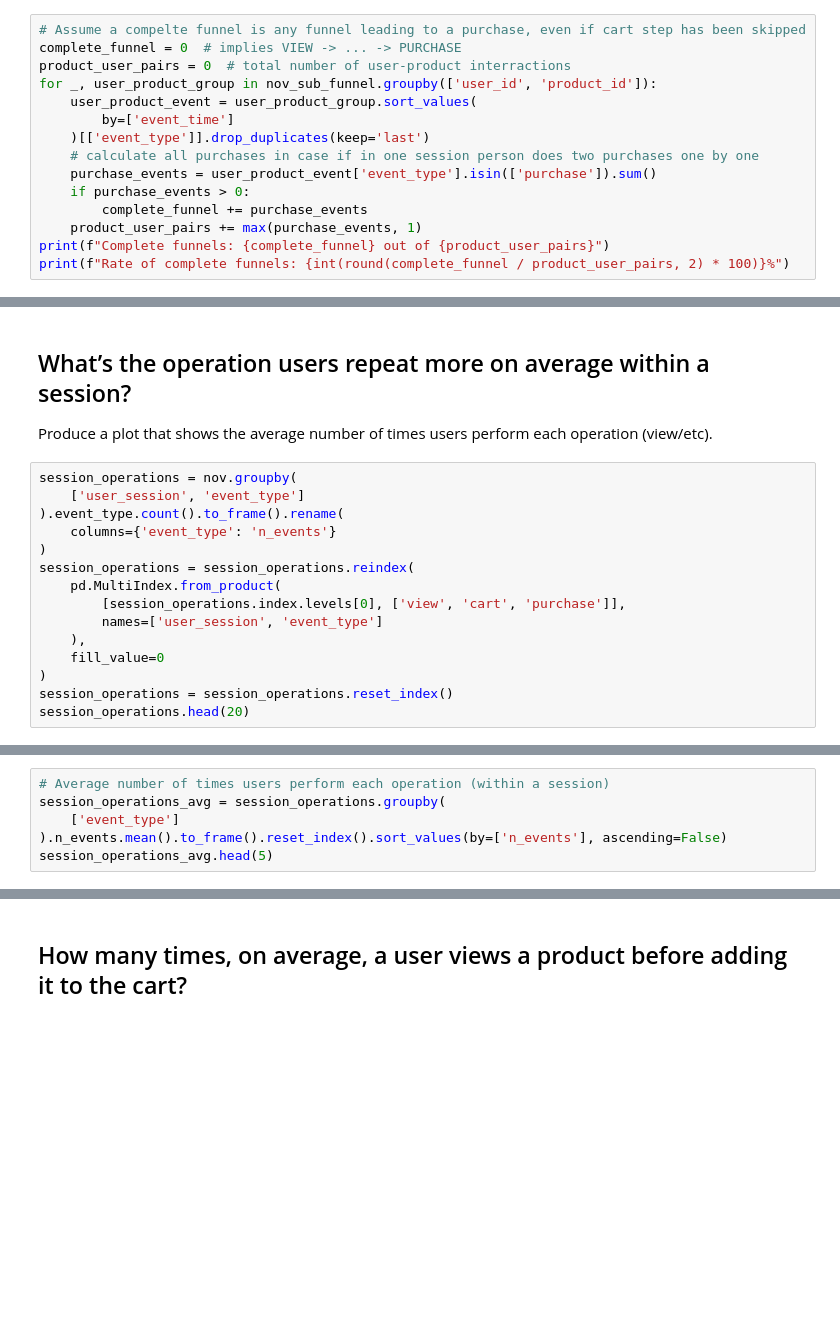
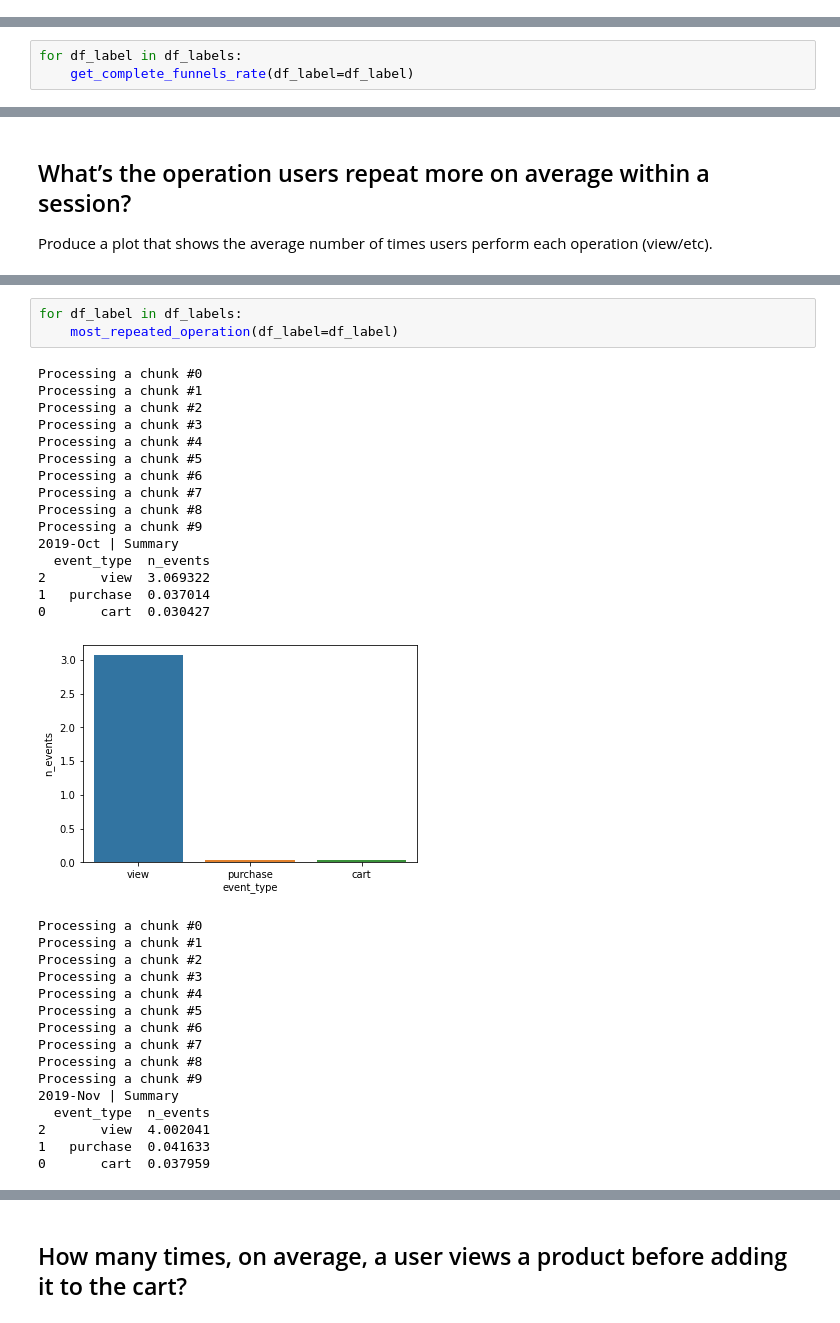
Before and after one commit to LA200/ADM_HW2, a Jupyter notebook: HW2 ADM.ipynb, the cells around one changed output, grey strips where cells are left out. Drawn from its saved outputs; the diff is of its cells as text; blank space fills up the shorter version.

Commit message:
Completing RQ2, implementing RQ1 (except last two sub questions

```diff
--- a/HW2 ADM.ipynb
+++ b/HW2 ADM.ipynb
@@ -124,18 +134,3 @@ We should sort by event time, consider user id, product id and event type
 Theoretically if user viewed a product put in into the cart another day and purchased another day the funnel is still complete, only order matters
 
 There are inconsistent funnels where after viewing person can buy it without putting into a cart -> complete funnels are the ones that lead to a purchase
-# %%
-# Assume a compelte funnel is any funnel leading to a purchase, even if cart step has been skipped
-complete_funnel = 0  # implies VIEW -> ... -> PURCHASE
-product_user_pairs = 0  # total number of user-product interractions
-for _, user_product_group in nov_sub_funnel.groupby(['user_id', 'product_id']):
-    user_product_event = user_product_group.sort_values(
-        by=['event_time']
-    )[['event_type']].drop_duplicates(keep='last')
-    # calculate all purchases in case if in one session person does two purchases one by one
-    purchase_events = user_product_event['event_type'].isin(['purchase']).sum()
-    if purchase_events > 0:
-        complete_funnel += purchase_events
-    product_user_pairs += max(purchase_events, 1)
-print(f"Complete funnels: {complete_funnel} out of {product_user_pairs}")
-print(f"Rate of complete funnels: {int(round(complete_funnel / product_user_pairs, 2) * 100)}%")
@@ -167,0 +172,3 @@ sub_user_funnel
+# %%
+for df_label in df_labels:
+    get_complete_funnels_rate(df_label=df_label)
@@ -168,18 +193,3 @@ sub_user_funnel
 # %% [markdown]
 ## What’s the operation users repeat more on average within a session?
 Produce a plot that shows the average number of times users perform each operation (view/etc).
-# %%
-session_operations = nov.groupby(
-    ['user_session', 'event_type']
-).event_type.count().to_frame().rename(
-    columns={'event_type': 'n_events'}
-)
-session_operations = session_operations.reindex(
-    pd.MultiIndex.from_product(
-        [session_operations.index.levels[0], ['view', 'cart', 'purchase']],
-        names=['user_session', 'event_type']
-    ),
-    fill_value=0
-)
-session_operations = session_operations.reset_index()
-session_operations.head(20)
@@ -204,6 +195,0 @@ session_operations.head(20)
-# %%
-# Average number of times users perform each operation (within a session)
-session_operations_avg = session_operations.groupby(
-    ['event_type']
-).n_events.mean().to_frame().reset_index().sort_values(by=['n_events'], ascending=False)
-session_operations_avg.head(5)
@@ -218,0 +240,35 @@ _ = sns.barplot(data=session_operations_avg, x="event_type", y="n_events")
+# %%
+for df_label in df_labels:
+    most_repeated_operation(df_label=df_label)
+# %% [output]
+Processing a chunk #0
+Processing a chunk #1
+Processing a chunk #2
+Processing a chunk #3
+Processing a chunk #4
+Processing a chunk #5
+Processing a chunk #6
+Processing a chunk #7
+Processing a chunk #8
+Processing a chunk #9
+2019-Oct | Summary
+  event_type  n_events
+2       view  3.069322
+1   purchase  0.037014
+0       cart  0.030427
+[figure, added]
+Processing a chunk #0
+Processing a chunk #1
+Processing a chunk #2
+Processing a chunk #3
+Processing a chunk #4
+Processing a chunk #5
+Processing a chunk #6
+Processing a chunk #7
+Processing a chunk #8
+Processing a chunk #9
+2019-Nov | Summary
+  event_type  n_events
+2       view  4.002041
+1   purchase  0.041633
+0       cart  0.037959
```
Also changed, not shown: parts of 79 cells of this notebook.
